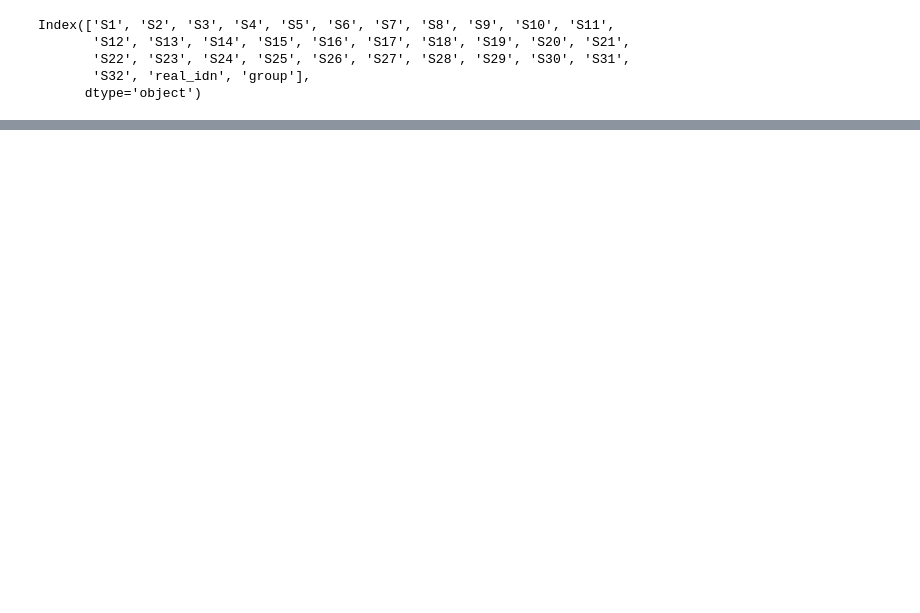
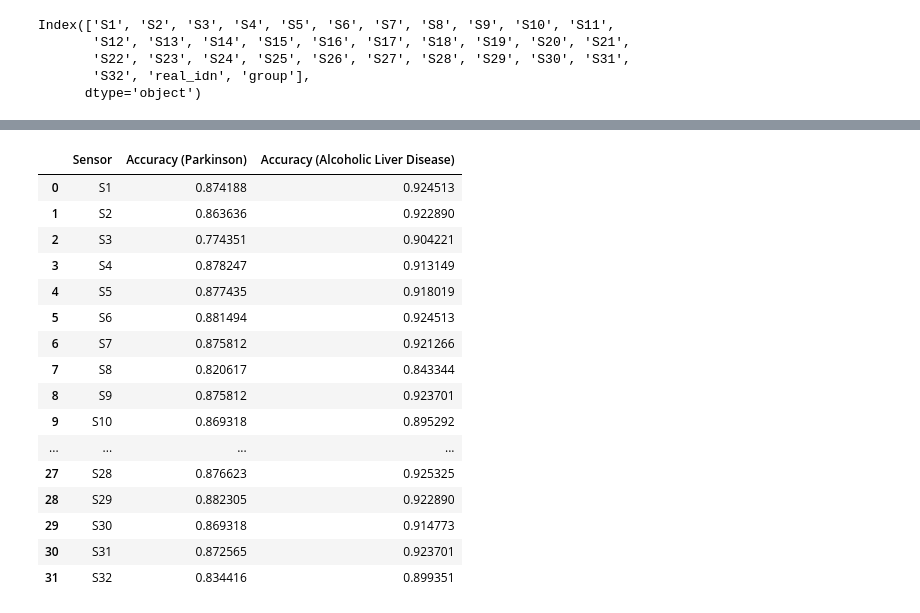
Before and after one commit to cjvilla/enose_predictions, a Jupyter notebook: exploratory_data.ipynb, the cells around one changed output, grey strips where cells are left out. Drawn from its saved outputs; the diff is of its cells as text; code cells hidden in the pictures; blank space fills up the shorter version.

```diff
--- a/exploratory_data.ipynb
+++ b/exploratory_data.ipynb
@@ -9,3 +12,3 @@ Mounted at /content/drive
 # %%
-sensor_data = pd.read_csv('../content/drive/MyDrive/eNose/sensor_data.csv')
+raw_data = pd.read_csv('../content/drive/MyDrive/eNose/sensor_data.csv')
 # %%
@@ -71,2 +82,2 @@ demographics.head()
 # %%
-merged_df = pd.merge(sensor_data, demographics, on=['real_idn', 'group'], how='inner')
+merged_df = pd.merge(demographics, raw_data, on=['group', 'real_idn'], how='inner')
@@ -77 +84,8 @@ TypeError: cannot do positional indexing on Int64Index with these indexers [True
+# %%
+
+# Get a list of columns to drop based on the condition
+columns_to_drop = [col for col in merged_df.columns if '_mean' in col]
+
+# Drop the columns from the DataFrame
+merged_df = merged_df.drop(columns=columns_to_drop)
 # %%
@@ -91,0 +368,75 @@ Length: 72, dtype: int64
+# %%
+import pandas as pd
+from sklearn.model_selection import train_test_split
+from xgboost import XGBClassifier
+from sklearn.metrics import accuracy_score
+
+# Load your dataset (replace 'your_dataset.csv' with the actual file path)
+# Define features (X) and target variables (y) for Parkinson's and Alcoholic Liver Disease
+X = merged_df[['S1', 'S2', 'S3', 'S4', 'S5', 'S6', 'S7', 'S8', 'S9', 'S10',
+          'S11', 'S12', 'S13', 'S14', 'S15', 'S16', 'S17', 'S18', 'S19', 'S20',
+          'S21', 'S22', 'S23', 'S24', 'S25', 'S26', 'S27', 'S28', 'S29', 'S30', 'S31', 'S32']]
+
+# Target variable for Parkinson's
+y_parkinson = (merged_df['group'] == 0).astype(int)
+
+# Target variable for Alcoholic Liver Disease
+y_ald = (merged_df['group'] == 1).astype(int)
+
+# Split the dataset into training and testing sets for both diagnoses
+X_train_parkinson, X_test_parkinson, y_train_parkinson, y_test_parkinson = train_test_split(X, y_parkinson, test_size=0.2, random_state=42)
+X_train_ald, X_test_ald, y_train_ald, y_test_ald = train_test_split(X, y_ald, test_size=0.2, random_state=42)
+
+# Create XGBoost models for both diagnoses
+xgb_parkinson = XGBClassifier(objective='binary:logistic', random_state=42)
+xgb_ald = XGBClassifier(objective='binary:logistic', random_state=42)
+
+# Train the models
+xgb_parkinson.fit(X_train_parkinson, y_train_parkinson)
+xgb_ald.fit(X_train_ald, y_train_ald)
+
+# Initialize a dictionary to store accuracy scores for each sensor
+accuracy_dict = {'Sensor': [], 'Accuracy (Parkinson)': [], 'Accuracy (Alcoholic Liver Disease)': []}
+
+# Calculate accuracy for each sensor for Parkinson's Disease
+for sensor in X.columns:
+    X_test_sensor = X_test_parkinson.copy()
+    X_test_sensor[sensor] = X_test_sensor[sensor].sample(frac=1).values  # Shuffle the values of the sensor
+    y_sensor_pred = xgb_parkinson.predict(X_test_sensor)
+    accuracy_sensor = accuracy_score(y_test_parkinson, y_sensor_pred)
+    accuracy_dict['Sensor'].append(sensor)
+    accuracy_dict['Accuracy (Parkinson)'].append(accuracy_sensor)
+    accuracy_dict['Accuracy (Alcoholic Liver Disease)'].append(0)  # Placeholder for now
+
+# Calculate accuracy for each sensor for Alcoholic Liver Disease
+for sensor in X.columns:
+    X_test_sensor = X_test_ald.copy()
+    X_test_sensor[sensor] = X_test_sensor[sensor].sample(frac=1).values  # Shuffle the values of the sensor
+    y_sensor_pred = xgb_ald.predict(X_test_sensor)
+    accuracy_sensor = accuracy_score(y_test_ald, y_sensor_pred)
+    index = accuracy_dict['Sensor'].index(sensor)
+    accuracy_dict['Accuracy (Alcoholic Liver Disease)'][index] = accuracy_sensor
+
+# Create a DataFrame to display accuracy scores for each sensor
+accuracy_df = pd.DataFrame(accuracy_dict)
+
+# Display the accuracy DataFrame
+accuracy_df.head(32)
+# %% [output]
+|  | Sensor | Accuracy (Parkinson) | Accuracy (Alcoholic Liver Disease) |
+| 0 | S1 | 0.874188 | 0.924513 |
+| 1 | S2 | 0.863636 | 0.922890 |
+| 2 | S3 | 0.774351 | 0.904221 |
+| 3 | S4 | 0.878247 | 0.913149 |
+| 4 | S5 | 0.877435 | 0.918019 |
+| 5 | S6 | 0.881494 | 0.924513 |
+| 6 | S7 | 0.875812 | 0.921266 |
+| 7 | S8 | 0.820617 | 0.843344 |
+| 8 | S9 | 0.875812 | 0.923701 |
+| 9 | S10 | 0.869318 | 0.895292 |
+| ... | ... | ... | ... |
+| 27 | S28 | 0.876623 | 0.925325 |
+| 28 | S29 | 0.882305 | 0.922890 |
+| 29 | S30 | 0.869318 | 0.914773 |
+| 30 | S31 | 0.872565 | 0.923701 |
+| 31 | S32 | 0.834416 | 0.899351 |
```
Also changed, not shown: parts of 30 cells of this notebook.
